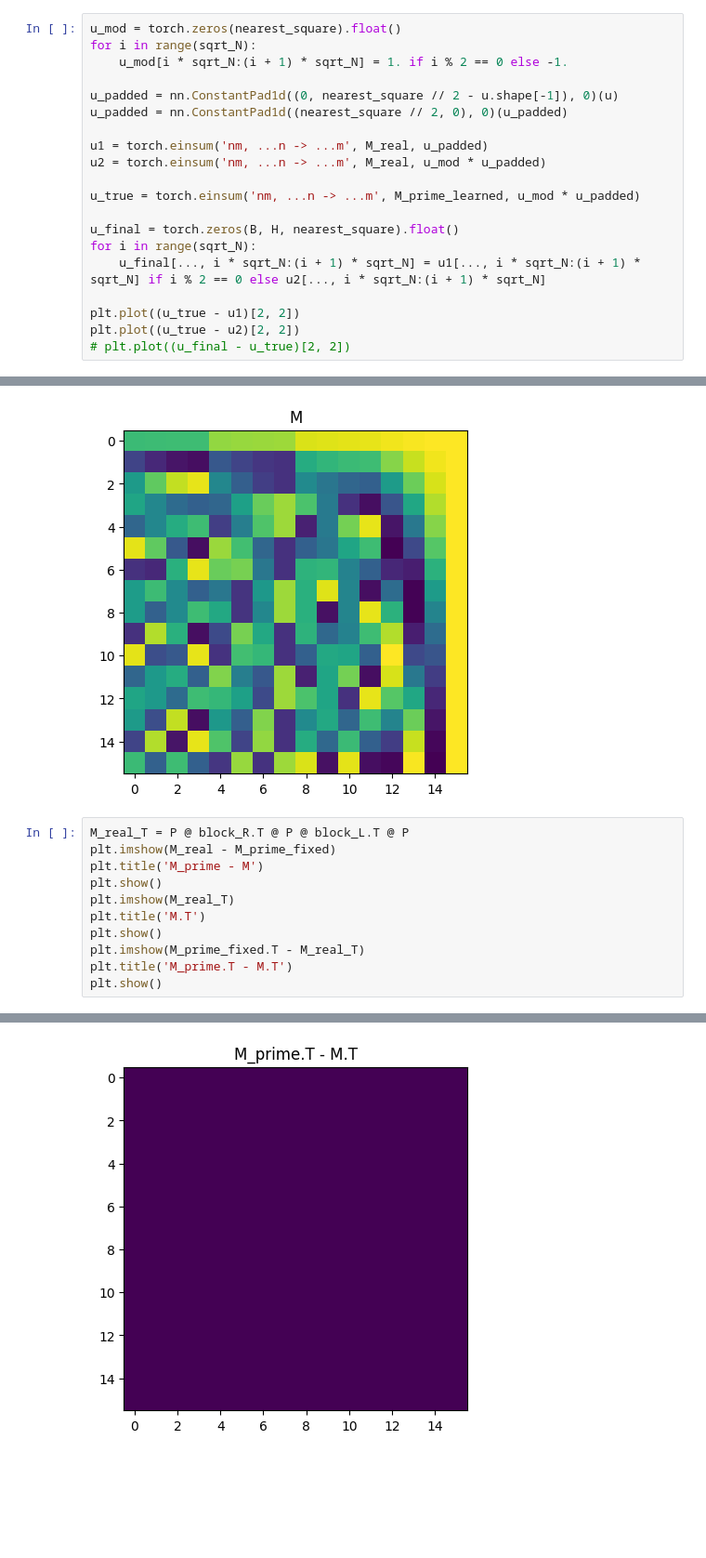
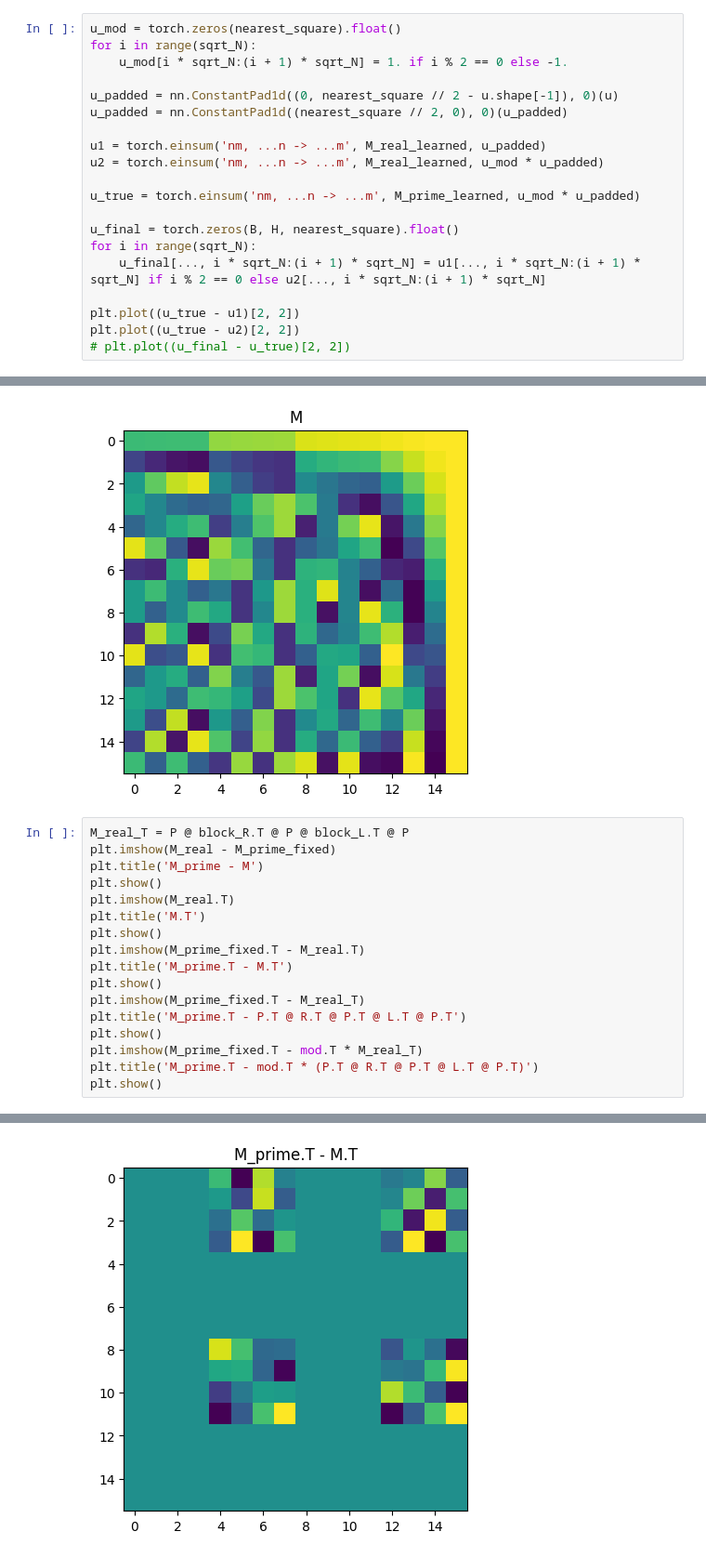
Before and after one commit to DanFu09/aquarium, a Jupyter notebook: notebooks/test_chebyshev_monarch.ipynb, the cells around one changed output, grey strips where cells are left out. Shown at 93% size. Saved outputs shown, nothing was run; the diff lists cells and outputs as text; blank space fills up the shorter version.

```diff
--- a/notebooks/test_chebyshev_monarch.ipynb
+++ b/notebooks/test_chebyshev_monarch.ipynb
@@ -316,8 +313,8 @@ for i in range(sqrt_N):
 u_padded = nn.ConstantPad1d((0, nearest_square // 2 - u.shape[-1]), 0)(u)
 u_padded = nn.ConstantPad1d((nearest_square // 2, 0), 0)(u_padded)
 
-u1 = torch.einsum('nm, ...n -> ...m', M_real, u_padded)
-u2 = torch.einsum('nm, ...n -> ...m', M_real, u_mod * u_padded)
+u1 = torch.einsum('nm, ...n -> ...m', M_real_learned, u_padded)
+u2 = torch.einsum('nm, ...n -> ...m', M_real_learned, u_mod * u_padded)
 
 u_true = torch.einsum('nm, ...n -> ...m', M_prime_learned, u_mod * u_padded)
 
@@ -518,15 +515,21 @@ M_prime_fixed = mod * M_real
 # %%
 M_real_T = P @ block_R.T @ P @ block_L.T @ P
 plt.imshow(M_real - M_prime_fixed)
 plt.title('M_prime - M')
 plt.show()
-plt.imshow(M_real_T)
+plt.imshow(M_real.T)
 plt.title('M.T')
 plt.show()
-plt.imshow(M_prime_fixed.T - M_real_T)
+plt.imshow(M_prime_fixed.T - M_real.T)
 plt.title('M_prime.T - M.T')
 plt.show()
+plt.imshow(M_prime_fixed.T - M_real_T)
+plt.title('M_prime.T - P.T @ R.T @ P.T @ L.T @ P.T')
+plt.show()
+plt.imshow(M_prime_fixed.T - mod.T * M_real_T)
+plt.title('M_prime.T - mod.T * (P.T @ R.T @ P.T @ L.T @ P.T)')
+plt.show()
 # %% [output]
 [figure]
 [figure]
-[figure, old version]
+[figure, new version]
```
Also changed, not shown: parts of 17 cells of this notebook.
